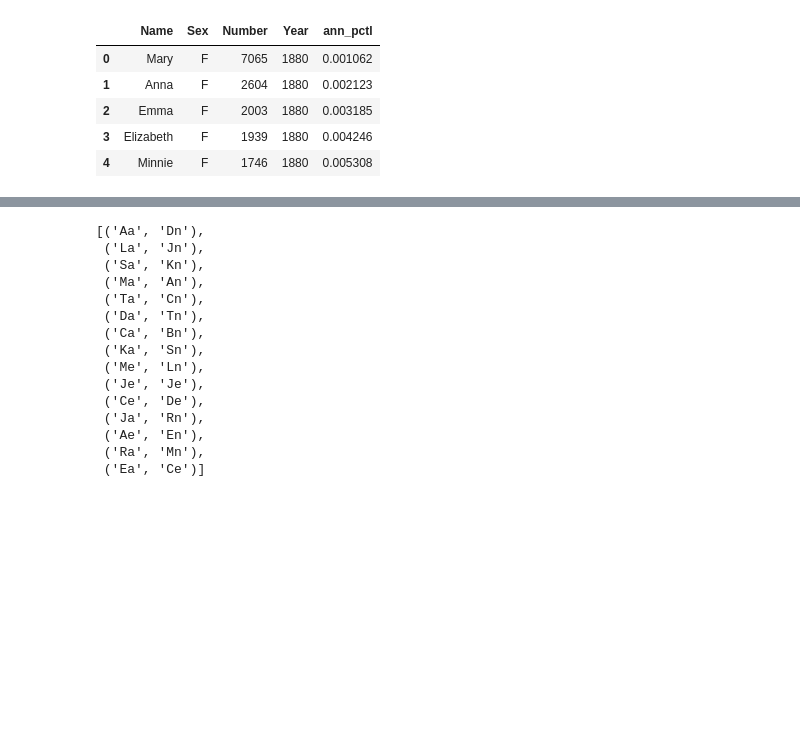
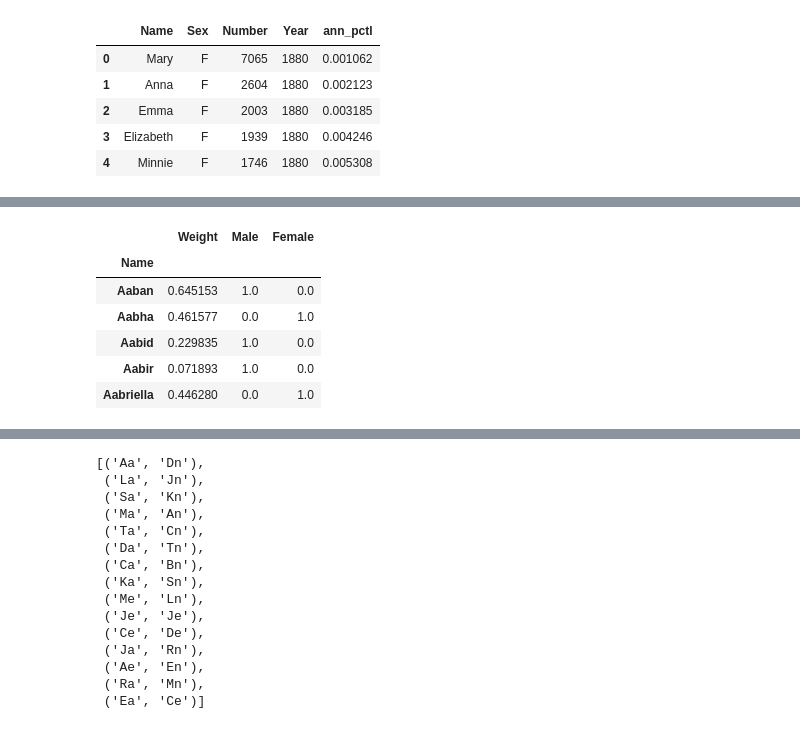
Before and after one commit to tjslezak/dignity-health-challenge, a Jupyter notebook: dh-challenge.ipynb, the cells around one changed output, grey strips where cells are left out. Saved outputs shown, nothing was run; the diff lists cells and outputs as text; code cells hidden in the pictures; blank space fills up the shorter version.

Commit message:
Added weights with frequency

```diff
--- a/dh-challenge.ipynb
+++ b/dh-challenge.ipynb
@@ -296,0 +494,13 @@ m = df[df.Sex == 'M']
+# %%
+group['Number'] = group.Number.rank(pct=True)
+# %%
+group.columns = ['Weight', 'Male', 'Female']
+group.head()
+# %% [output]
+|  | Weight | Male | Female |
+| Name |  |  |  |
+| Aaban | 0.645153 | 1.0 | 0.0 |
+| Aabha | 0.461577 | 0.0 | 1.0 |
+| Aabid | 0.229835 | 1.0 | 0.0 |
+| Aabir | 0.071893 | 1.0 | 0.0 |
+| Aabriella | 0.446280 | 0.0 | 1.0 |
```
Also changed, not shown: parts of 59 cells of this notebook.
